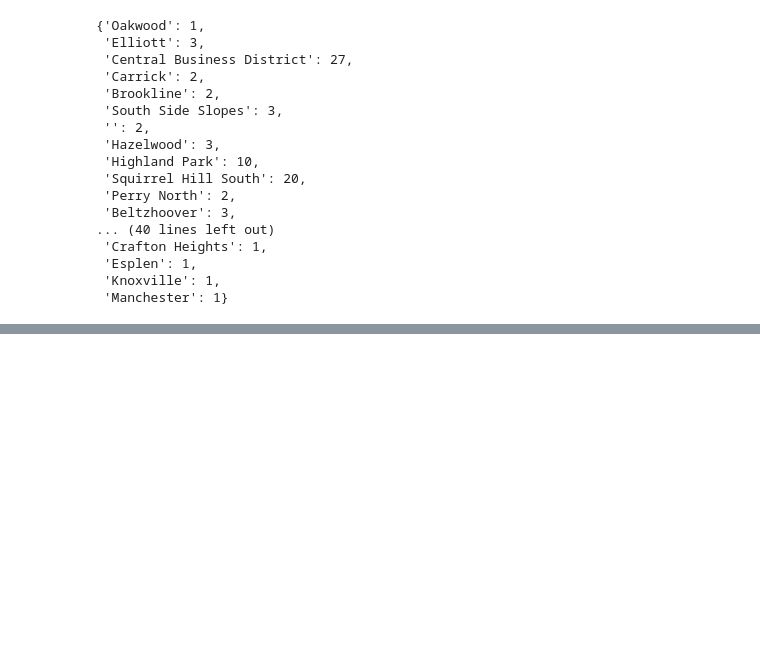
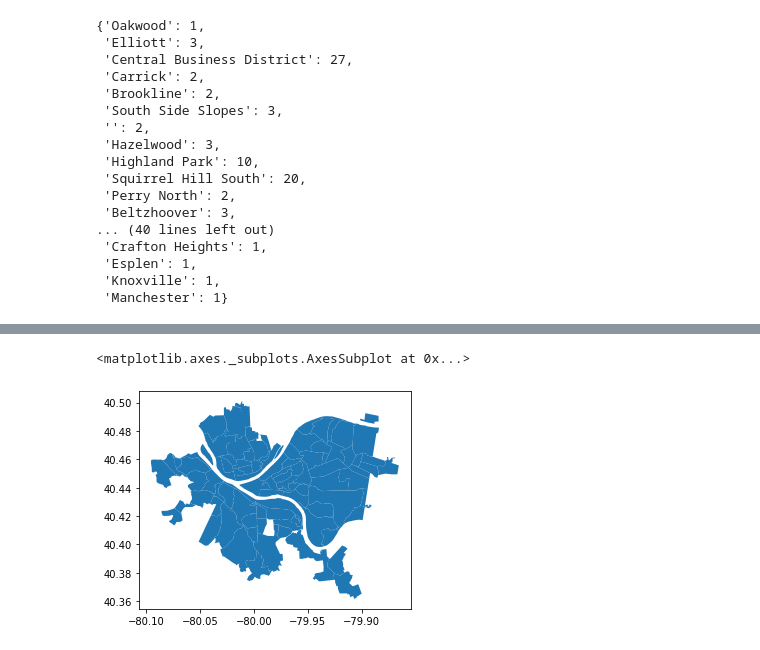
Before and after one commit to kaitlynnaehr/Final-Project-CMPINF0010, a Jupyter notebook: Art Notebook.ipynb, the cells around one changed output, grey strips where cells are left out. Drawn from its saved outputs; the diff is of its cells as text; code cells hidden in the pictures; blank space fills up the shorter version.

```diff
--- a/Art Notebook.ipynb
+++ b/Art Notebook.ipynb
@@ -79,6 +98,5 @@ df.plot.bar()
 # %%
+#loaded in shape file
 neighborhoods = geopandas.read_file("Neighborhoods/Neighborhoods_.shp")
-art = pgh_art_data.groupby("neighborhood").sum()
-art.head()
-#neighborhoods.plot
+neighborhoods.plot()
 # %% [output]
@@ -91,0 +103,2 @@ art.head()
+<matplotlib.axes._subplots.AxesSubplot at 0x...>
+[figure, added]
```
Also changed, not shown: parts of 17 cells of this notebook.
